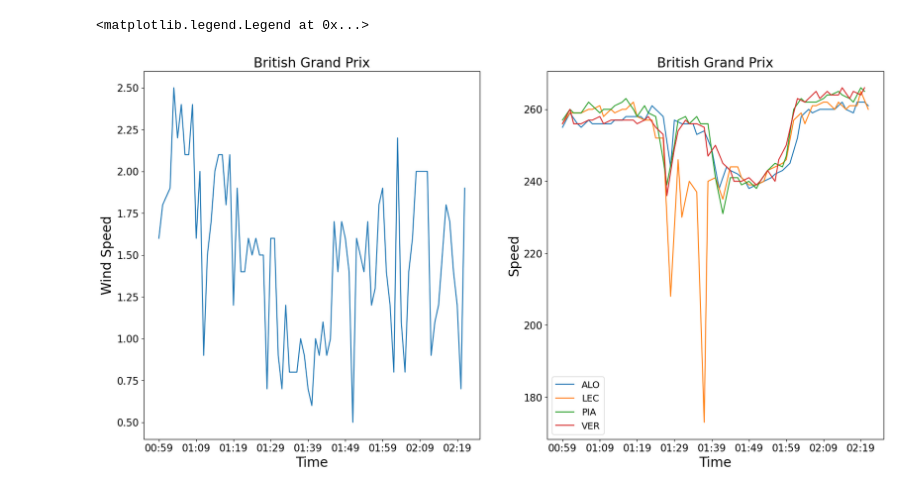
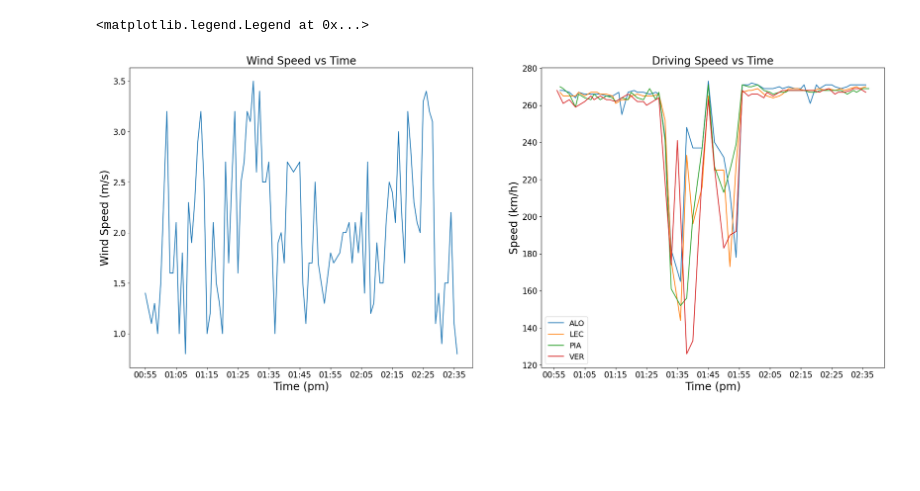
Before and after one commit to hillerjatwit/DataScienceFinalGroupProject, a Jupyter notebook: Question_2.ipynb, the cells around one changed output. Cells and saved outputs as stored; diff of their text form; code cells hidden in the pictures; blank space fills up the shorter version.

```diff
--- a/Question_2.ipynb
+++ b/Question_2.ipynb
@@ -5,8 +7,8 @@ import matplotlib.pyplot as plt
 import seaborn as sns
 
 Files = [
-    '2024-British Grand Prix-Race.csv',
-    '2024-British Grand Prix-Race-weather.csv'
+    '2024-Chinese Grand Prix-Race.csv',
+    '2024-Chinese Grand Prix-Race-weather.csv'
 ]
 
 Driver = ['ALO', 'LEC', 'PIA', 'VER']
@@ -34,39 +36,39 @@ has = a.loc[a.Driver == Driver[0], ['Time', 'SpeedI2']]
 vas = a.loc[a.Driver == Driver[1], ['Time', 'SpeedI2']]
 
 # Time of Day x Driver 3 Speed
 las = a.loc[a.Driver == Driver[2], ['Time', 'SpeedI2']]
 
 # Time of Day x Driver 4 Speed
 pas = a.loc[a.Driver == Driver[3], ['Time', 'SpeedI2']]
 
 # Plot graphs
-fig, axs = plt.subplots(1, 2, figsize=(20, 10))
+fig, axs = plt.subplots(1, 2, figsize=(25, 10))
 
 # Wind Speed vs Time Graph
 sns.lineplot(x=aws['Time'], y=aws['WindSpeed'], ax=axs[0])
-axs[0].set_title(Files[0][5:-9], fontsize=20)
-axs[0].set_ylabel("Wind Speed", fontsize=20)
-axs[0].set_xlabel("Time", fontsize=20)
+axs[0].set_title("Wind Speed vs Time", fontsize=20)
+axs[0].set_ylabel("Wind Speed (m/s)", fontsize=20)
+axs[0].set_xlabel("Time (pm)", fontsize=20)
 tick_locs1 = np.arange(aws['Time'].min(), aws['Time'].max(), 10)
 axs[0].set_xticks(tick_locs1)
 tick_labels1 = [f"{x//60:02}:{x%60:02}" for x in tick_locs1]
 axs[0].set_xticklabels(tick_labels1, fontsize=15)
 axs[0].tick_params(axis='y', labelsize=15)
 
 # Driver Speed vs Time
 sns.lineplot(x=has['Time'], y=has['SpeedI2'], label=Driver[0], ax=axs[1])
 sns.lineplot(x=vas['Time'], y=vas['SpeedI2'], label=Driver[1], ax=axs[1])
 sns.lineplot(x=las['Time'], y=las['SpeedI2'], label=Driver[2], ax=axs[1])
 sns.lineplot(x=pas['Time'], y=pas['SpeedI2'], label=Driver[3], ax=axs[1])
-axs[1].set_title(Files[0][5:-9], fontsize=20)
-axs[1].set_ylabel("Speed", fontsize=20)
-axs[1].set_xlabel("Time", fontsize=20)
-tick_locs2 = np.arange(has['Time'].min(), has['Time'].max(), 10)
+axs[1].set_title("Driving Speed vs Time", fontsize=20)
+axs[1].set_ylabel("Speed (km/h)", fontsize=20)
+axs[1].set_xlabel("Time (pm)", fontsize=20)
+tick_locs2 = np.arange(aws['Time'].min(), aws['Time'].max(), 10)
 axs[1].set_xticks(tick_locs2)
 tick_labels2 = [f"{x//60:02}:{x%60:02}" for x in tick_locs2]
 axs[1].set_xticklabels(tick_labels2, fontsize=15)
 axs[1].tick_params(axis='y', labelsize=15)
 axs[1].legend(fontsize=14)
 # %% [output]
 <matplotlib.legend.Legend at 0x...>
-[figure, old version]
+[figure, new version]
```
Also changed, not shown: parts of 1 cell of this notebook.
